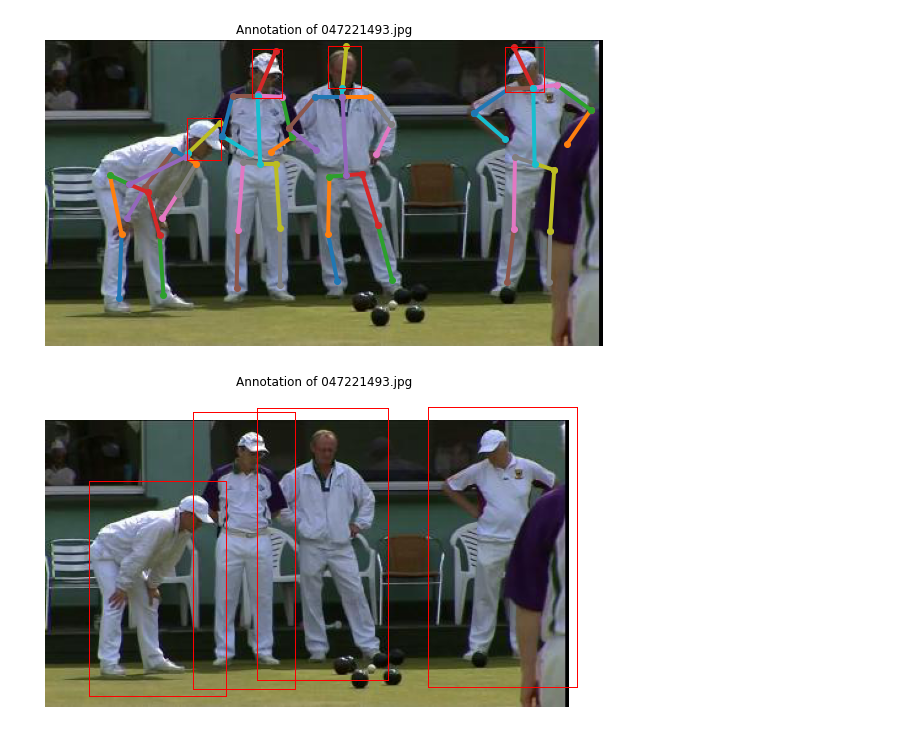
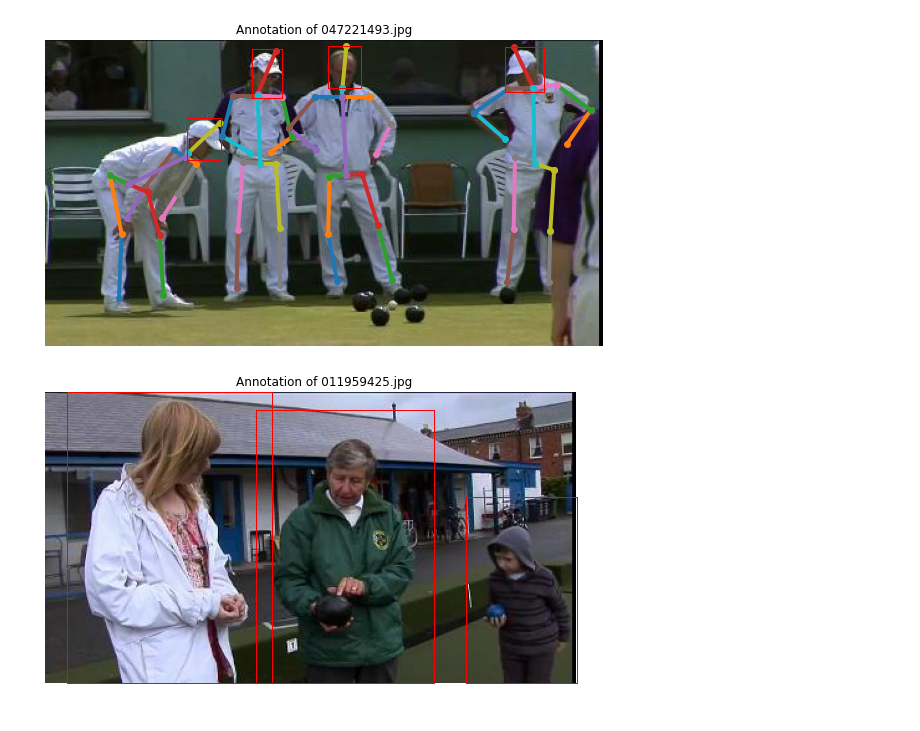
Before and after one commit to antduru/PoseDetection, a Jupyter notebook: graph_producer.ipynb, the cells around one changed output. Drawn from its saved outputs; the diff is of its cells as text; code cells hidden in the pictures.

Commit message:
Update raw json processing script (added bbox and image shape)

```diff
--- a/graph_producer.ipynb
+++ b/graph_producer.ipynb
@@ -137,7 +137,7 @@ def head_width(head_c):
     height = abs(head_c['y1'] - head_c['y2'])
     return (width + height) // 4
 
-def draw_person_rect(joint_list, head_coor):
+def draw_person_rect(joint_list, head_coor, image_shape):
     c = head_width(head_coor)
 
     minx = find(joint_list, lambda c, e: c['x'] < e['x'])['x']
@@ -147,7 +147,10 @@ def draw_person_rect(joint_list, head_coor):
 
 #     print(minx, miny, maxx, maxy)
 
-    plot_rect(minx - c, miny - c, maxx + c, maxy +  2 * c)
+    plot_rect(max(minx - c, 0),
+              max(miny - c, 0),
+              min(maxx + c, image_shape['width']),
+              min(maxy + 2*c, image_shape['height']))
 
 
 def present_body_parts(image_array, people_list, joint_dict, title, draw_head=True, draw_bbox=False, draw_pose=True):
@@ -184,33 +187,37 @@ def present_body_parts(image_array, people_list, joint_dict, title, draw_head=Tr
             plot_line(joint_map['l_shoulder'], joint_map['thorax'])
             plot_line(joint_map['r_hip'], joint_map['pelvis'])
             plot_line(joint_map['l_hip'], joint_map['pelvis'])
             plot_line(joint_map['thorax'], joint_map['pelvis'])
 
 #         if not 'head_coordinates' in person: continue
 
         person_head = person['head_coordinates']
         x1 = person_head['x1']
         y1 = person_head['y1']
         x2 = person_head['x2']
         y2 = person_head['y2']
 
         if draw_head:
             plot_rect(x1, y1, x2, y2) # draw head
 
         if draw_bbox:
-            draw_person_rect(joint_list, person_head) # draw body
+            image_shape = {
+                'width': image_array.shape[1],
+                'height': image_array.shape[0]
+            }
+            draw_person_rect(joint_list, person_head, image_shape) # draw body
 
     plt.show()
 
 def show_image(image_object, images_path):
     image_name = image_object['image_name']
     image_array = np.array(Image.open(os.path.join(images_path, image_name)))
 
     present_body_parts(image_array, image_object['people'], joint_dict, f'Annotation of {image_name}',\
                       draw_head=False, draw_bbox=True, draw_pose=False)
 
 #     print(json.dumps(image_object, indent=1))
 
-show_image(json_list[24], images_path)
+show_image(json_list[25], images_path)
 # %% [output]
-[figure, old version]
+[figure, new version]
```
Also changed, not shown: 1 other file.
